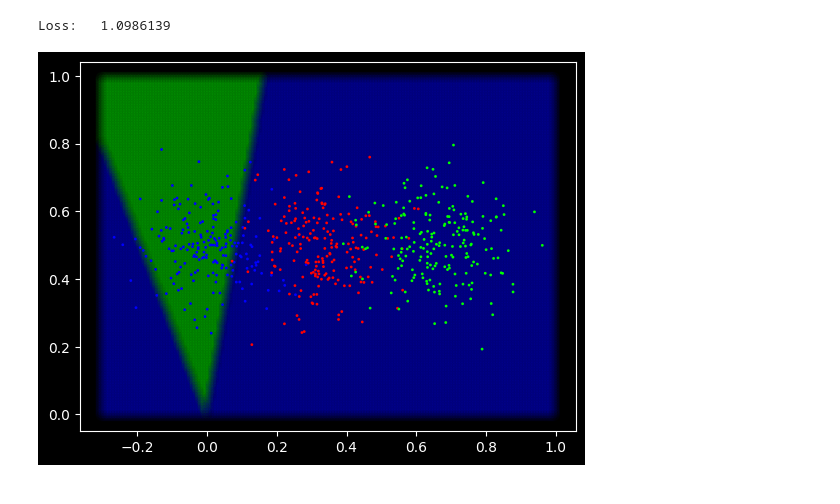
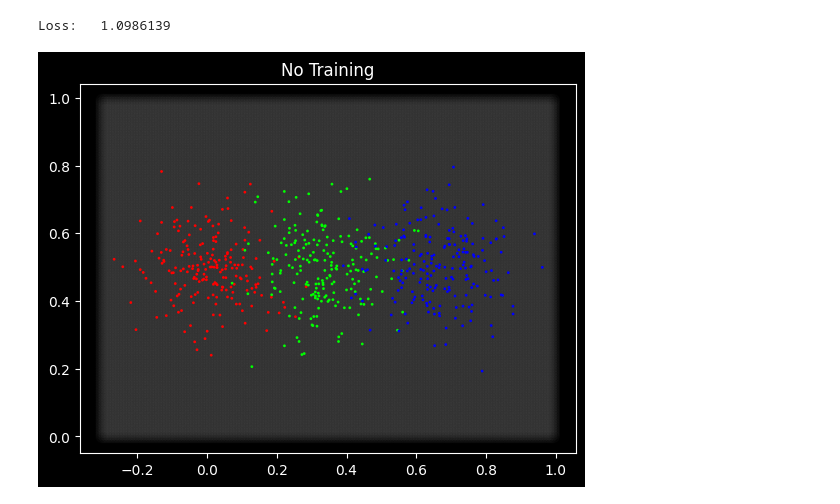
Before and after one commit to DavidVoellm/Neural_Network_Library, a Jupyter notebook: main.ipynb, the cells around one changed output. Cells and saved outputs as stored; diff of their text form; code cells hidden in the pictures.

Commit message:
changed visualisation
regression not working

```diff
--- a/main.ipynb
+++ b/main.ipynb
@@ -20,7 +9,9 @@ from nnfs.datasets import spiral_data, vertical_data
 nnfs.init()
 # %%
 X, y = vertical_data(samples = 100, classes = 3)
+y = np.eye(3)[y]
+
 plt.style.use('dark_background')
-plt.scatter(X[:,0], X[:,1], c=y, s=1, cmap="brg")
+plt.scatter(X[:,0], X[:,1], c=y, s=1)
 plt.show()
 # %% [output]
@@ -38,10 +29,11 @@ def predict(NN, name = "Neural Network", intensity = 130, area:list[tuple[int]]
             predX.append(np.array([i/n+x1,j/n+y1]))
     predX = np.array(predX)
 
-    output = NN(predX)
-    plt.scatter(predX[:,0], predX[:,1], c=output, s=80, cmap="brg", alpha=0.03)
+    output = Softmax().run(NN.run(predX))
+    plt.scatter(predX[:,0], predX[:,1], c=output, s=80, alpha=0.05)
     X, y = vertical_data(samples = 200, classes = 3)
-    plt.scatter(X[:,0], X[:,1], c=y, s=1, cmap="brg")
+    y = np.eye(3)[y]
+    plt.scatter(X[:,0], X[:,1], c=y, s=1)
     plt.show()
 # %%
 myNN = Network(Softmax_and_CategoricalCrossEntropy(), SGD())
@@ -50,6 +42,7 @@ myNN.addLayer(Layer_Dense(64, 64, ReLU()))
 myNN.addLayer(Layer_Dense(64, 3, None))
 
 print(myNN.run(np.array([3,1])))
+myNN.run(X)
 print("Loss:\t"+ str(myNN.calcLoss(y)))
 print("Accuracy:\t"+ str(myNN.calcAccuracy(y)))
 # %% [output]
@@ -59,11 +52,11 @@ Accuracy:       0.3333333333333333
 # %%
 X, y = vertical_data(samples = 100, classes = 3)
 # %%
-output = myNN(X)
+output = myNN.run(X)
 print("Loss:\t"+str(myNN.calcLoss(y)))
-predict(myNN,130, area = [(-0.3,1),(0,1)])
+predict(myNN,"No Training", area = [(-0.3,1),(0,1)])
 # %% [output]
 Loss:   1.0986139
-[figure, old version]
+[figure, new version]
 # %%
 myNN.run(X)
```
Also changed, not shown: parts of 6 cells of this notebook, 1 other file.
